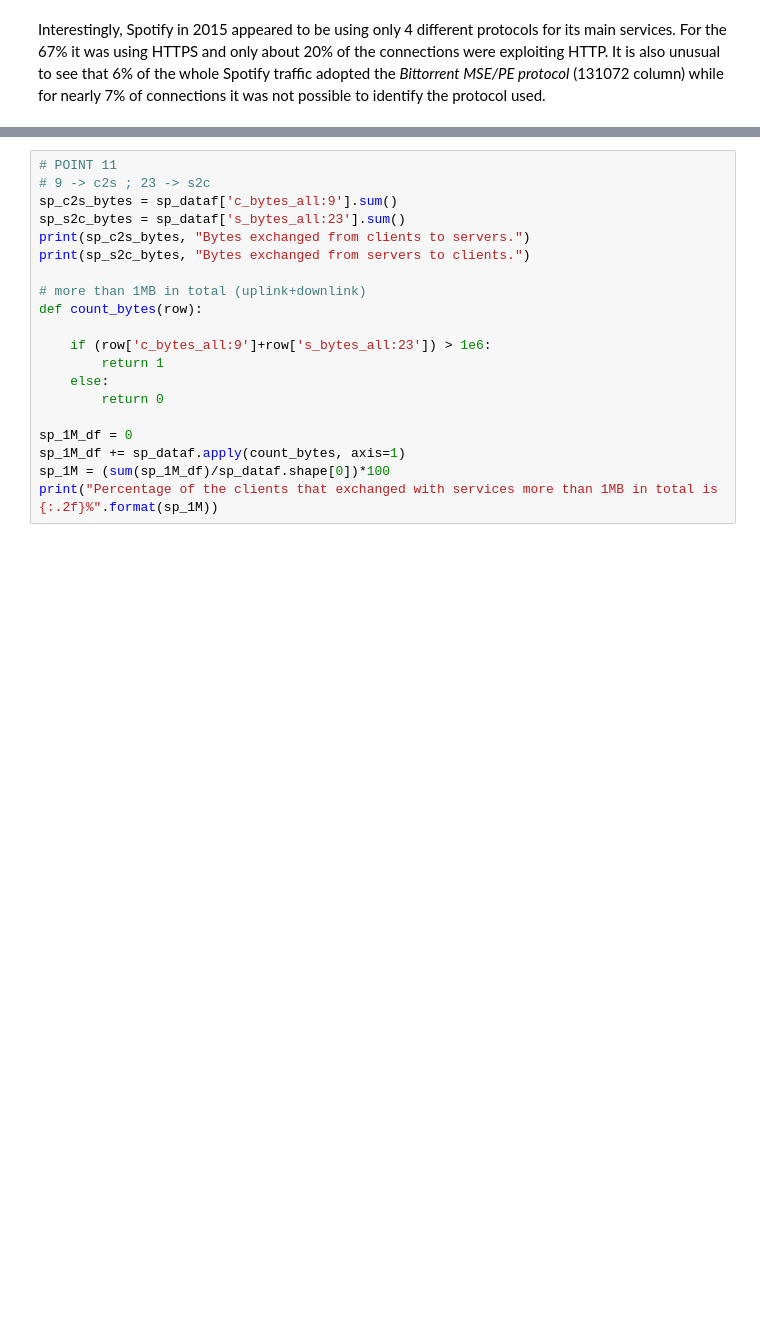
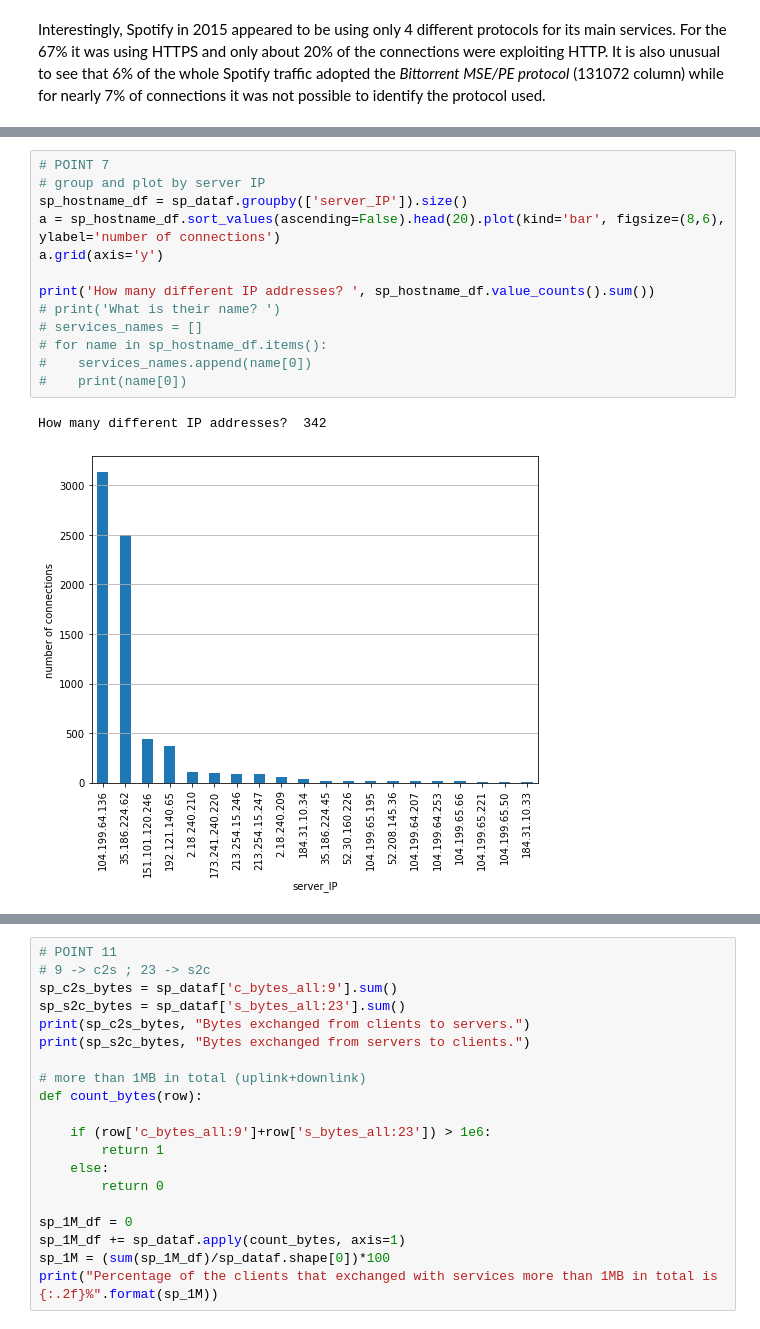
Before and after one commit to AlessioFerra/NML_Group4, a Jupyter notebook: Lab04.ipynb, the cells around one changed output, grey strips where cells are left out. Drawn from its saved outputs; the diff is of its cells as text; blank space fills up the shorter version.

```diff
--- a/Lab04.ipynb
+++ b/Lab04.ipynb
@@ -515,0 +395,16 @@ Which fraction of the clients exchanged with the services more than 1MB in total
+# %%
+# POINT 7
+# group and plot by server IP
+sp_hostname_df = sp_dataf.groupby(['server_IP']).size()
+a = sp_hostname_df.sort_values(ascending=False).head(20).plot(kind='bar', figsize=(8,6), ylabel='number of connections')
+a.grid(axis='y')
+
+print('How many different IP addresses? ', sp_hostname_df.value_counts().sum())
+# print('What is their name? ')
+# services_names = []
+# for name in sp_hostname_df.items():
+#    services_names.append(name[0])
+#    print(name[0])
+# %% [output]
+How many different IP addresses?  342
+[figure, added]
```
Also changed, not shown: parts of 55 cells of this notebook.
